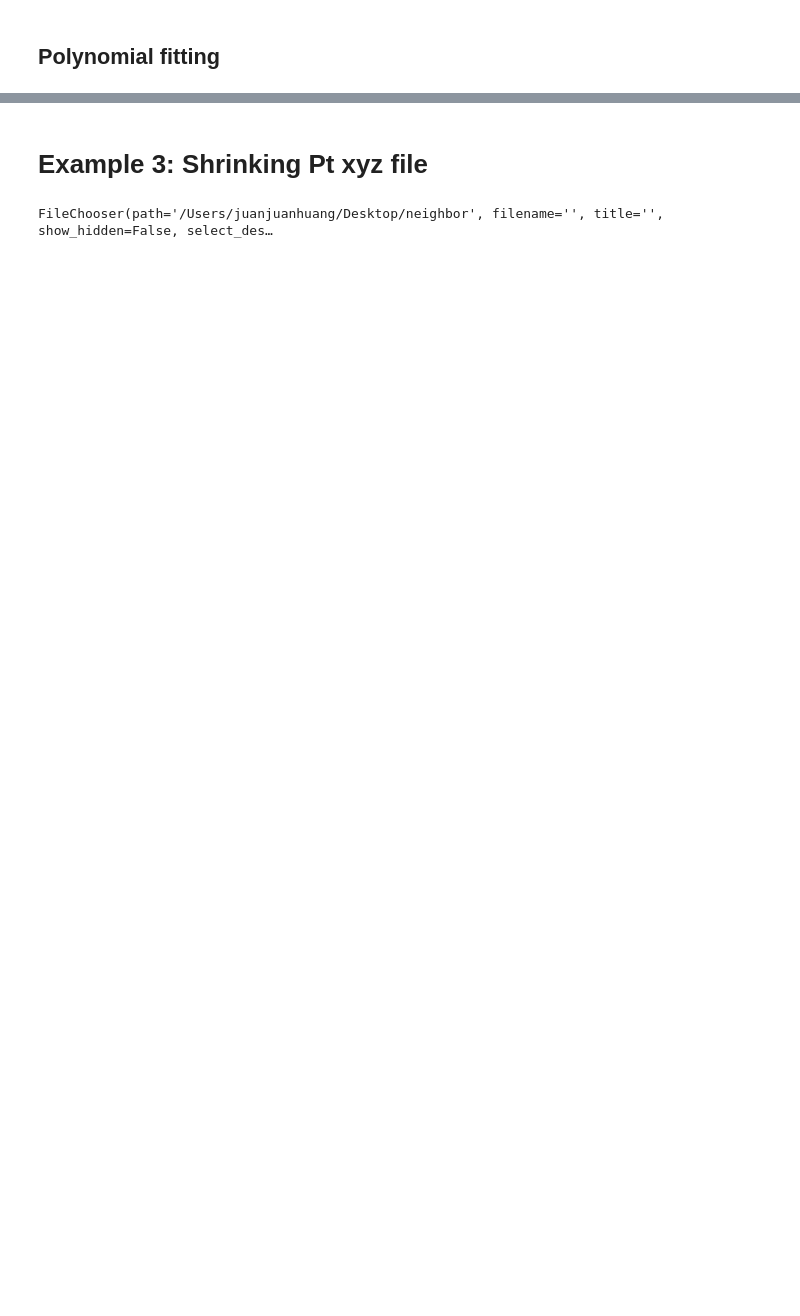
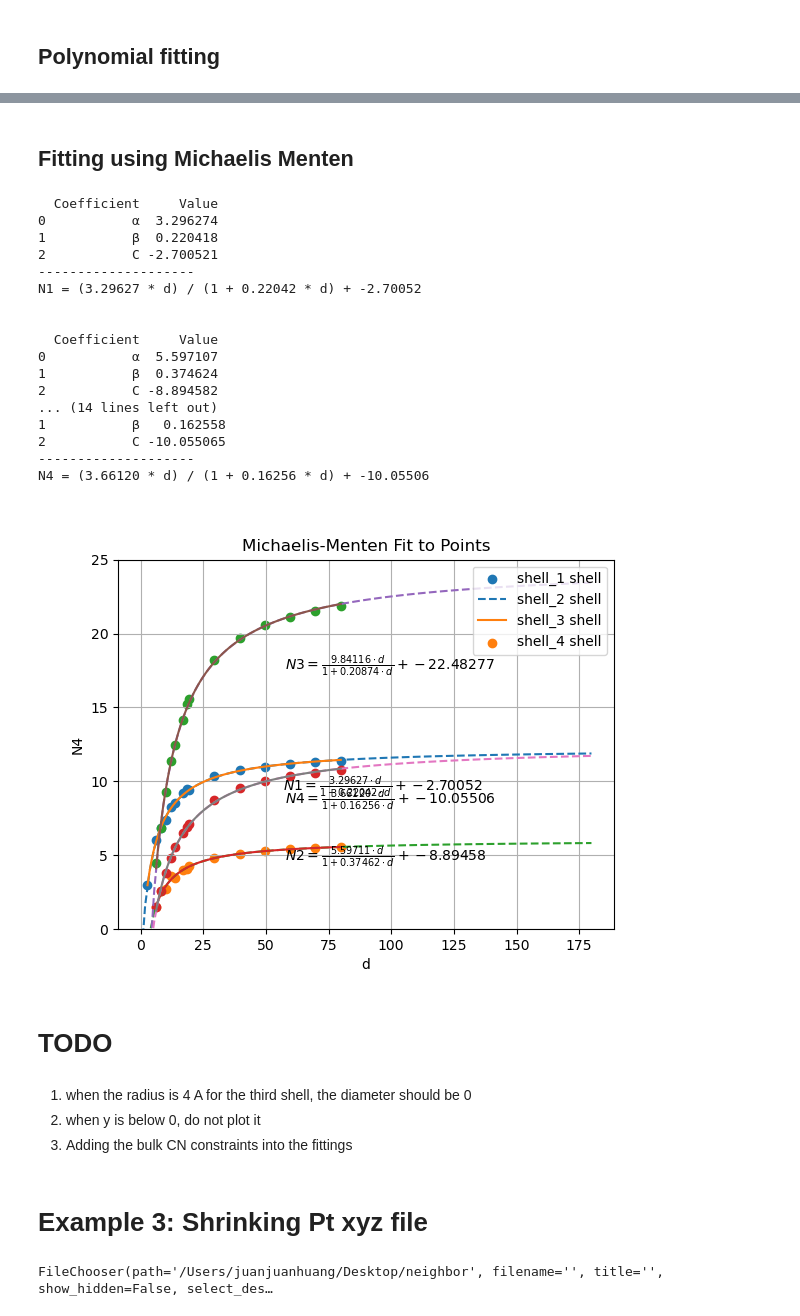
Before and after one commit to Cathyhjj/neighbor, a Jupyter notebook: 20240806_simple_example.ipynb, the cells around one changed output, grey strips where cells are left out. Saved outputs shown, nothing was run; the diff lists cells and outputs as text; code cells hidden in the pictures; blank space fills up the shorter version.

Commit message:
add michaelis_menten functions for fitting the data

```diff
--- a/20240806_simple_example.ipynb
+++ b/20240806_simple_example.ipynb
@@ -238,0 +245,2 @@ The label '_nolegend' of <matplotlib.collections.PathCollection object at 0x...>
+# %% [markdown]
+## Fitting using Michaelis Menten
@@ -239,3 +320,50 @@ The label '_nolegend' of <matplotlib.collections.PathCollection object at 0x...>
+# %%
+plt.figure()
+
+# Loop through each shell and fit the Michaelis-Menten function
+for i in range(1, 5):
+    shell = f'shell_{i}'
+    fit = fit_michaelis_menten(
+        np.array(sizes_all[shell]),
+        np.array(CNs_all[shell]),
+        new_figure=False,
+        xlabel="d",
+        ylabel=f"N{i}"
+    )
+
+# Create the legend labels
+legend_labels = [f'{shell} shell' for shell in CNs_all.keys()]
+
+# Add the legend with appropriate labels
+plt.legend(legend_labels)
+plt.ylim(0, 25)
+
+plt.show()
+# %% [output]
+  Coefficient     Value
+0           α  3.296274
+1           β  0.220418
+2           C -2.700521
+--------------------
+N1 = (3.29627 * d) / (1 + 0.22042 * d) + -2.70052
+
+
+  Coefficient     Value
+0           α  5.597107
+1           β  0.374624
+2           C -8.894582
+... (14 lines left out)
+1           β   0.162558
+2           C -10.055065
+--------------------
+N4 = (3.66120 * d) / (1 + 0.16256 * d) + -10.05506
+[figure, added]
+# %% [markdown]
+# TODO
+# %% [markdown]
+1. when the radius is 4 A for the third shell, the diameter should be 0
+2. when y is below 0, do not plot it
+3. Adding the bulk CN constraints into the fittings
 # %% [markdown]
 # Example 3: Shrinking Pt xyz file
 # %%
```
Also changed, not shown: parts of 5 cells of this notebook.
